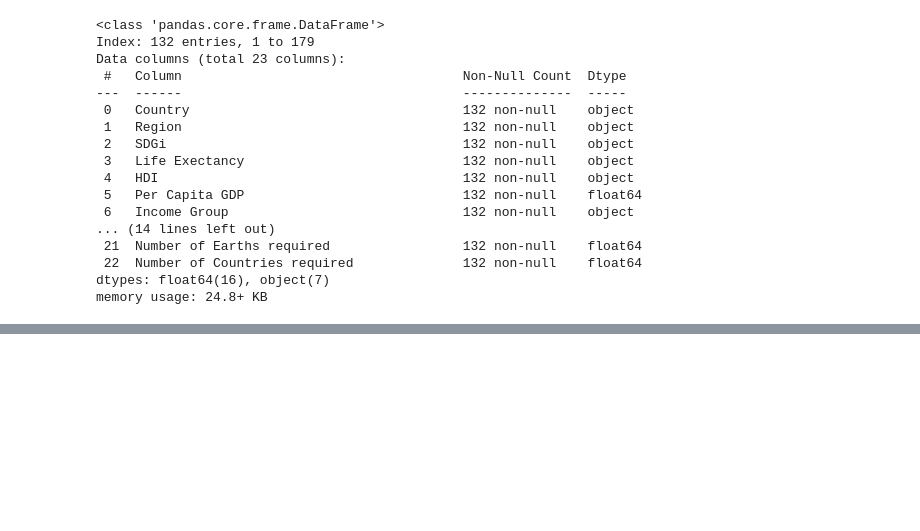
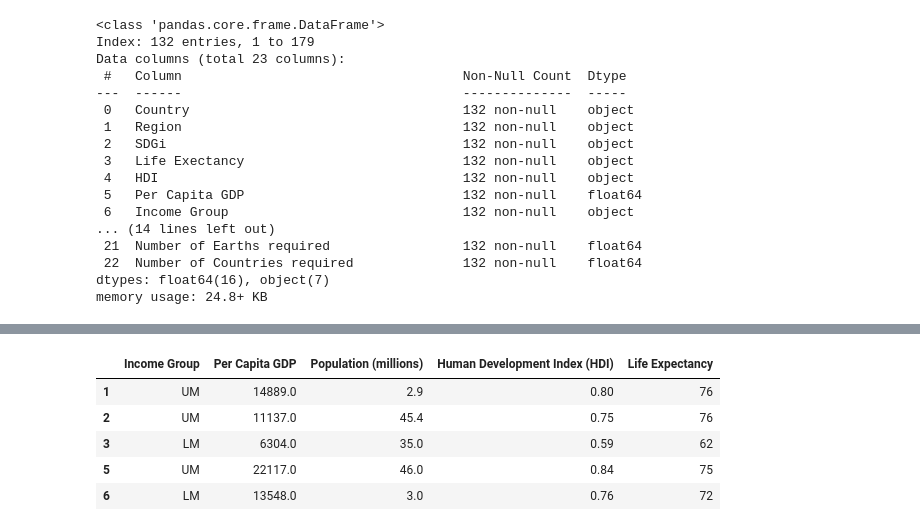
Before and after one commit to mattcat1221/Ecological-Footprint-Analysis, a Jupyter notebook: ETL.ipynb, the cells around one changed output, grey strips where cells are left out. Saved outputs shown, nothing was run; the diff lists cells and outputs as text; code cells hidden in the pictures; blank space fills up the shorter version.

```diff
--- a/ETL.ipynb
+++ b/ETL.ipynb
@@ -114,0 +237,11 @@ memory usage: 24.8+ KB
+# %%
+people_df = df[["Income Group", "Per Capita GDP", "Population (millions)", "Human Development Index (HDI)", "Life Expectancy"]].copy()
+# %%
+people_df.head()
+# %% [output]
+|  | Income Group | Per Capita GDP | Population (millions) | Human Development Index (HDI) | Life Expectancy |
+| 1 | UM | 14889.0 | 2.9 | 0.80 | 76 |
+| 2 | UM | 11137.0 | 45.4 | 0.75 | 76 |
+| 3 | LM | 6304.0 | 35.0 | 0.59 | 62 |
+| 5 | UM | 22117.0 | 46.0 | 0.84 | 75 |
+| 6 | LM | 13548.0 | 3.0 | 0.76 | 72 |
```
Also changed, not shown: parts of 22 cells of this notebook, 1 other file.
